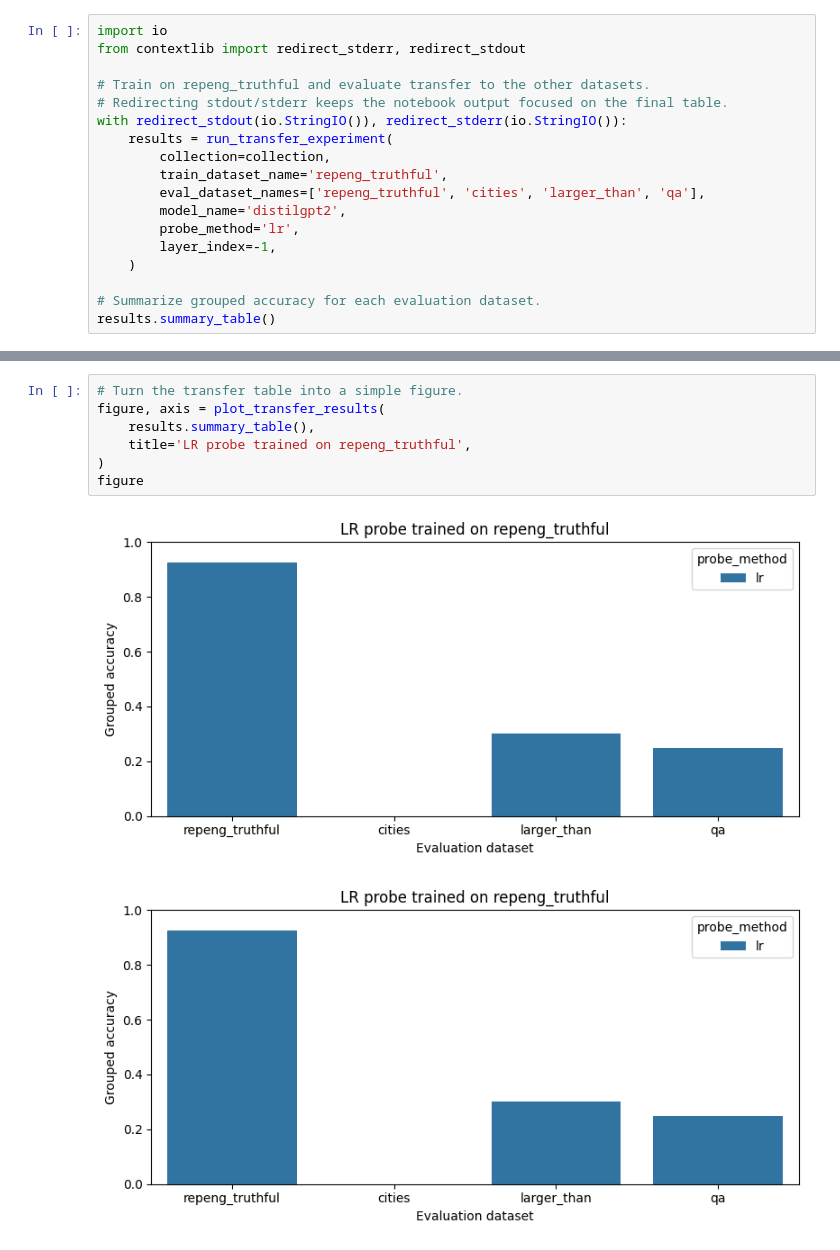
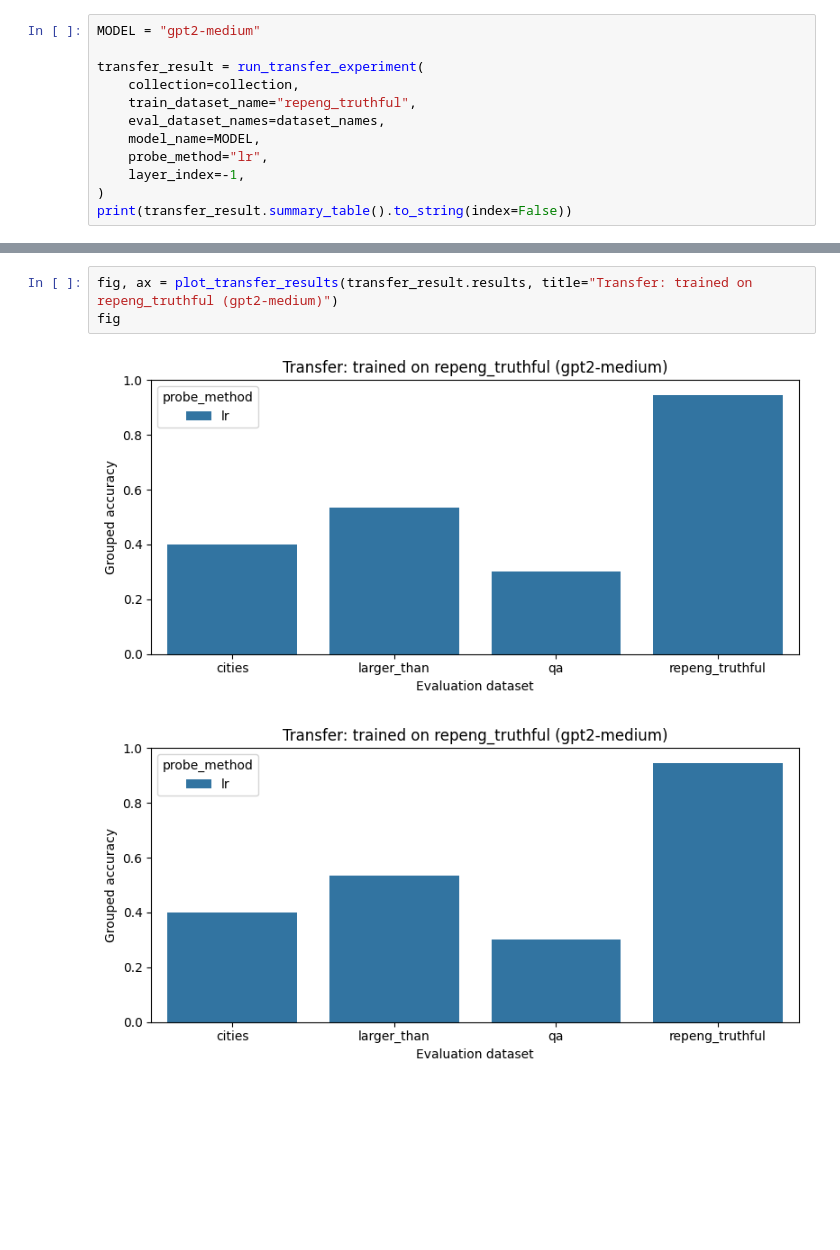
Before and after one commit to imadsharof/Lie-Detector-for-LLM, a Jupyter notebook: notebooks/03_generalization_study.ipynb, the cells around one changed output, grey strips where cells are left out. Cells and saved outputs as stored; diff of their text form; blank space fills up the shorter version.

Commit message:
change model to gpt 2 - medium

```diff
--- a/notebooks/03_generalization_study.ipynb
+++ b/notebooks/03_generalization_study.ipynb
@@ -40,19 +40,13 @@ This gives a compact transfer matrix that is easy to discuss in a project report
 # %%
-import io
-from contextlib import redirect_stderr, redirect_stdout
+MODEL = "gpt2-medium"
 
-# Train on repeng_truthful and evaluate transfer to the other datasets.
-# Redirecting stdout/stderr keeps the notebook output focused on the final table.
-with redirect_stdout(io.StringIO()), redirect_stderr(io.StringIO()):
-    results = run_transfer_experiment(
-        collection=collection,
-        train_dataset_name='repeng_truthful',
-        eval_dataset_names=['repeng_truthful', 'cities', 'larger_than', 'qa'],
-        model_name='distilgpt2',
-        probe_method='lr',
-        layer_index=-1,
-    )
-
-# Summarize grouped accuracy for each evaluation dataset.
-results.summary_table()
+transfer_result = run_transfer_experiment(
+    collection=collection,
+    train_dataset_name="repeng_truthful",
+    eval_dataset_names=dataset_names,
+    model_name=MODEL,
+    probe_method="lr",
+    layer_index=-1,
+)
+print(transfer_result.summary_table().to_string(index=False))
 # %% [output]
@@ -65,10 +58,6 @@ Warning: You are sending unauthenticated requests to the HF Hub. Please set a HF
 # %%
-# Turn the transfer table into a simple figure.
-figure, axis = plot_transfer_results(
-    results.summary_table(),
-    title='LR probe trained on repeng_truthful',
-)
-figure
+fig, ax = plot_transfer_results(transfer_result.results, title="Transfer: trained on repeng_truthful (gpt2-medium)")
+fig
 # %% [output]
-[figure, old version]
+[figure, new version]
-[figure, old version]
+[figure, new version]
```
Also changed, not shown: parts of 11 cells of this notebook, 11 other files.
